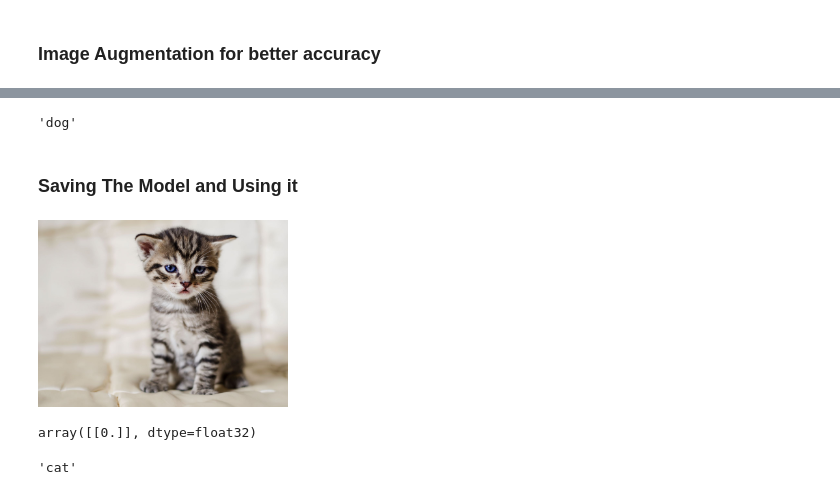
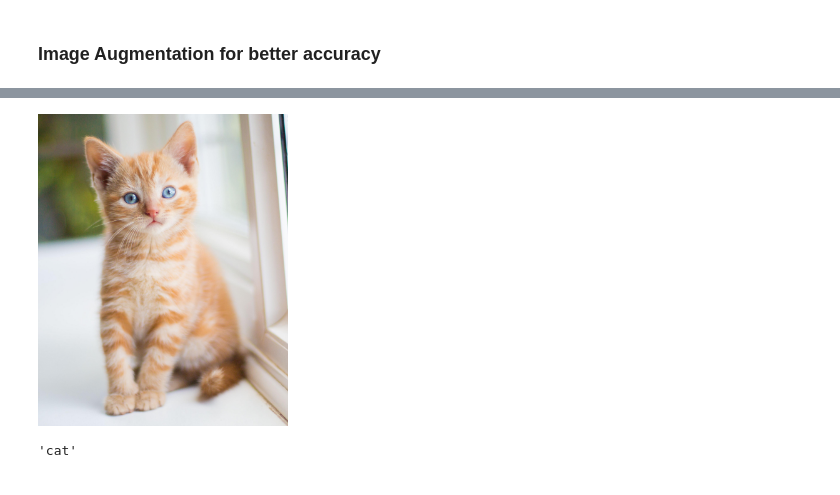
Before and after one commit to soumyajit4419/Deep_Learning_Projects, a Jupyter notebook: Cat_Dog_Classification [CNN]/Dog_Cat_Classifier.ipynb, the cells around one changed output, grey strips where cells are left out. Drawn from its saved outputs; the diff is of its cells as text; code cells hidden in the pictures.

```diff
--- a/Cat_Dog_Classification [CNN]/Dog_Cat_Classifier.ipynb
+++ b/Cat_Dog_Classification [CNN]/Dog_Cat_Classifier.ipynb
@@ -140,6 +271,0 @@ else:
-# %%
-prediction
-# %% [output]
-'dog'
-# %% [markdown]
-### Saving The Model and Using it
@@ -152 +272,6 @@ cat_dog_classifier = load_model('cat_dog.h5')
+# %%
+from IPython.display import Image
+Image(filename='/content/drive/My Drive/CNN/Cat_Dog_Dataset/single_prediction/cat_or_dog_3.jpg',width=250,height=250)
+# %% [output]
+[figure, added]
 # %%
@@ -154,14 +279,4 @@ test_image=image.load_img('dataset/single_prediction/cat_or_dog_2.jpg',target_si
-# %%
-from IPython.display import Image
-Image(filename='dataset/single_prediction/cat_or_dog_2.jpg',width=250,height=250)
-# %% [output]
-[figure, removed]
 # %%
 test_image = image.img_to_array(test_image)
 test_image = np.expand_dims(test_image, axis = 0)
-# %%
-result = cat_dog_classifier.predict(test_image)
-result
-# %% [output]
-array([[0.]], dtype=float32)
 # %%
```
Also changed, not shown: parts of 45 cells of this notebook, 2 other files.
